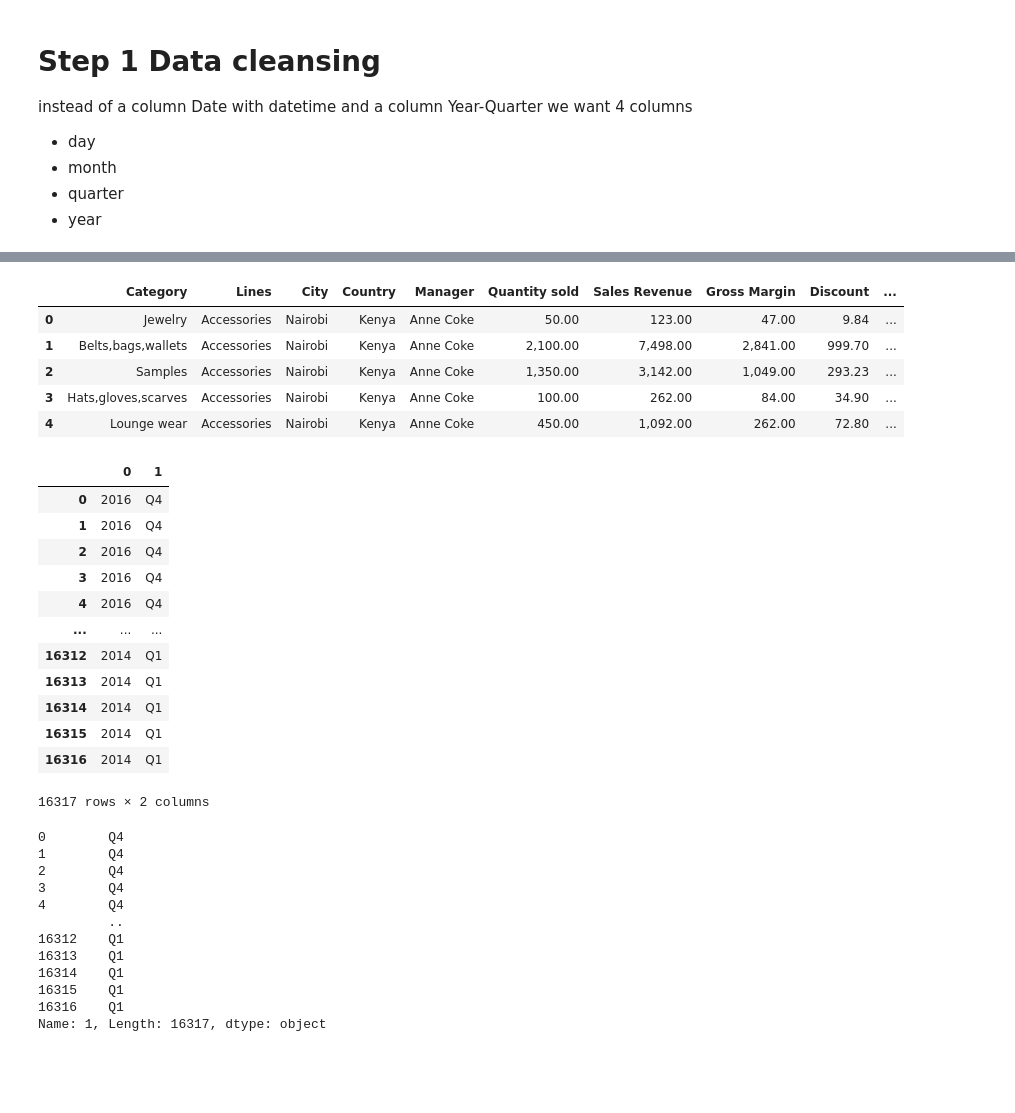
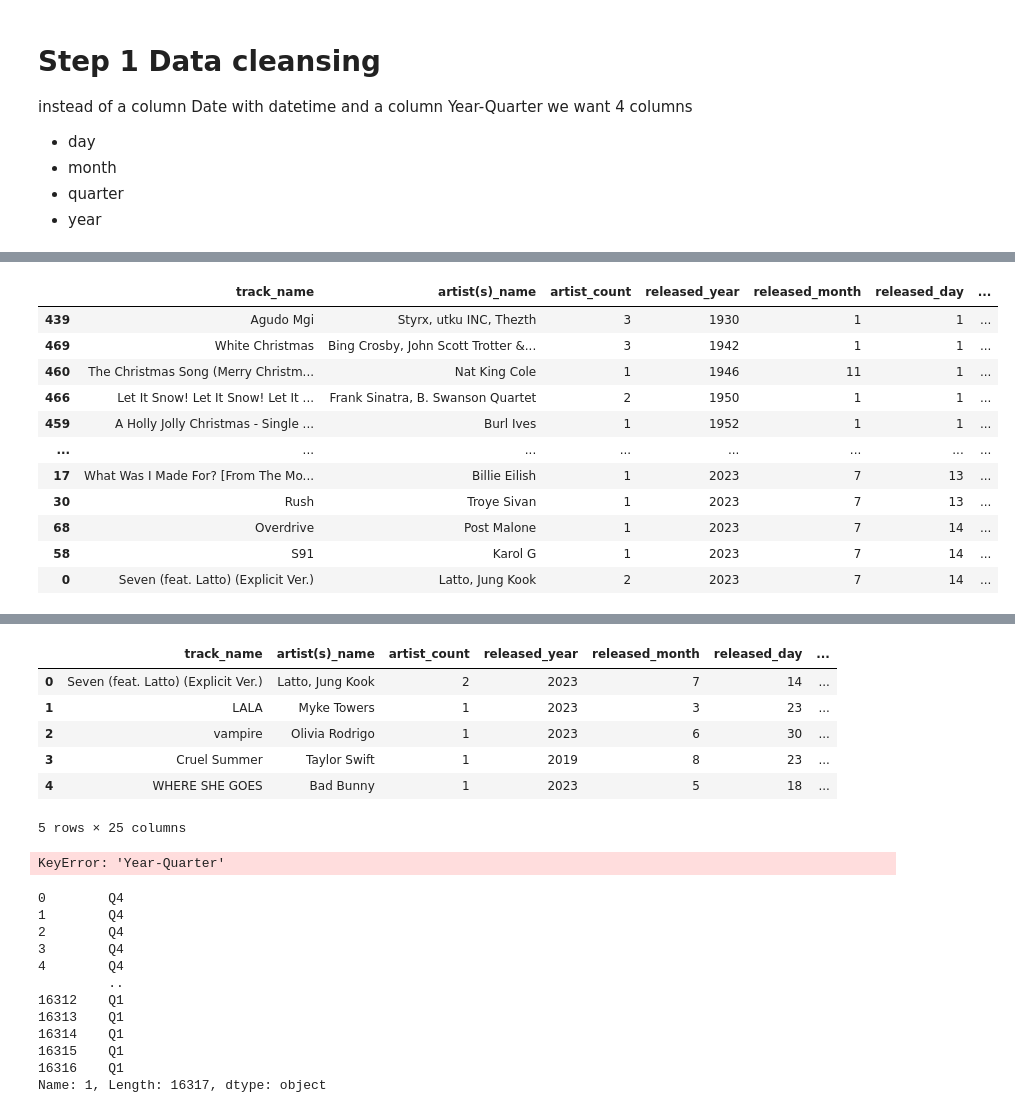
Before and after one commit to SAP-BI/IntroBI-Paris-Descartes, a Jupyter notebook: spotify-2023.ipynb, the cells around one changed output, grey strips where cells are left out. Saved outputs shown, nothing was run; the diff lists cells and outputs as text; code cells hidden in the pictures; blank space fills up the shorter version.

Commit message:
create Date  object

```diff
--- a/spotify-2023.ipynb
+++ b/spotify-2023.ipynb
@@ -58,4 +59,5 @@ Index(['track_name', 'artist(s)_name', 'artist_count', 'released_year',
       dtype='object')
 # %%
-df['Date']
+df["Date_str"] = df['released_year'].astype(str) +"/"+ df["released_month"].astype(str) +"/"+ df["released_day"].astype(str)
+df["Date_str"]
 # %% [output]
@@ -74,5 +76,7 @@ Name: Date, Length: 16317, dtype: object
 # %%
 %%time
-date=pd.to_datetime(df['Date'], format="%m/%d/%Y %H:%M:%S %p")
-date
+date=pd.to_datetime(df['Date_str'], format="%Y/%m/%d")
+df['Date']=date
+
+df['Date']
 # %% [output]
@@ -92,13 +97,16 @@ Name: Date, Length: 16317, dtype: datetime64[ns]
 # %%
-%%time
-
-date=pd.to_datetime(df['Date'], format="%m/%d/%Y %H:%M:%S %p")
-year =date.dt.year
-month = date.dt.month
-day = date.dt.day
-
-df.drop(columns=["Date"], inplace=True)
-df["Day"] = day
-df["Month"]= month
-df["Year"] = year
+sorted_df = df.sort_values(by=['Date'], ascending=True)
+sorted_df
 # %% [output]
+|  | track_name | artist(s)_name | artist_count | released_year | released_month | released_day | ... |
+| 439 | Agudo Mgi | Styrx, utku INC, Thezth | 3 | 1930 | 1 | 1 | ... |
+| 469 | White Christmas | Bing Crosby, John Scott Trotter &... | 3 | 1942 | 1 | 1 | ... |
+| 460 | The Christmas Song (Merry Christm... | Nat King Cole | 1 | 1946 | 11 | 1 | ... |
+| 466 | Let It Snow! Let It Snow! Let It ... | Frank Sinatra, B. Swanson Quartet | 2 | 1950 | 1 | 1 | ... |
+| 459 | A Holly Jolly Christmas - Single ... | Burl Ives | 1 | 1952 | 1 | 1 | ... |
+| ... | ... | ... | ... | ... | ... | ... | ... |
+| 17 | What Was I Made For? [From The Mo... | Billie Eilish | 1 | 2023 | 7 | 13 | ... |
+| 30 | Rush | Troye Sivan | 1 | 2023 | 7 | 13 | ... |
+| 68 | Overdrive | Post Malone | 1 | 2023 | 7 | 14 | ... |
+| 58 | S91 | Karol G | 1 | 2023 | 7 | 14 | ... |
+| 0 | Seven (feat. Latto) (Explicit Ver.) | Latto, Jung Kook | 2 | 2023 | 7 | 14 | ... |
@@ -106,30 +119,19 @@ Wall time: 13 ms
 # %%
 df.head()
 # %% [output]
-|  | Category | Lines | City | Country | Manager | Quantity sold | Sales Revenue | Gross Margin | Discount | ... |
-| 0 | Jewelry | Accessories | Nairobi | Kenya | Anne Coke | 50.00 | 123.00 | 47.00 | 9.84 | ... |
-| 1 | Belts,bags,wallets | Accessories | Nairobi | Kenya | Anne Coke | 2,100.00 | 7,498.00 | 2,841.00 | 999.70 | ... |
-| 2 | Samples | Accessories | Nairobi | Kenya | Anne Coke | 1,350.00 | 3,142.00 | 1,049.00 | 293.23 | ... |
-| 3 | Hats,gloves,scarves | Accessories | Nairobi | Kenya | Anne Coke | 100.00 | 262.00 | 84.00 | 34.90 | ... |
-| 4 | Lounge wear | Accessories | Nairobi | Kenya | Anne Coke | 450.00 | 1,092.00 | 262.00 | 72.80 | ... |
+|  | track_name | artist(s)_name | artist_count | released_year | released_month | released_day | ... |
+| 0 | Seven (feat. Latto) (Explicit Ver.) | Latto, Jung Kook | 2 | 2023 | 7 | 14 | ... |
+| 1 | LALA | Myke Towers | 1 | 2023 | 3 | 23 | ... |
+| 2 | vampire | Olivia Rodrigo | 1 | 2023 | 6 | 30 | ... |
+| 3 | Cruel Summer | Taylor Swift | 1 | 2019 | 8 | 23 | ... |
+| 4 | WHERE SHE GOES | Bad Bunny | 1 | 2023 | 5 | 18 | ... |
+5 rows × 25 columns
 # %%
 
 tmp =df["Year-Quarter"].str.split("-", expand=True)
 tmp
 # %% [output]
-|  | 0 | 1 |
-| 0 | 2016 | Q4 |
-| 1 | 2016 | Q4 |
-| 2 | 2016 | Q4 |
-| 3 | 2016 | Q4 |
-| 4 | 2016 | Q4 |
-| ... | ... | ... |
-| 16312 | 2014 | Q1 |
-| 16313 | 2014 | Q1 |
-| 16314 | 2014 | Q1 |
-| 16315 | 2014 | Q1 |
-| 16316 | 2014 | Q1 |
-16317 rows × 2 columns
+KeyError: 'Year-Quarter'
 # %%
 tmp.iloc[:,1]
 # %% [output]
```
Also changed, not shown: parts of 5 cells of this notebook.
